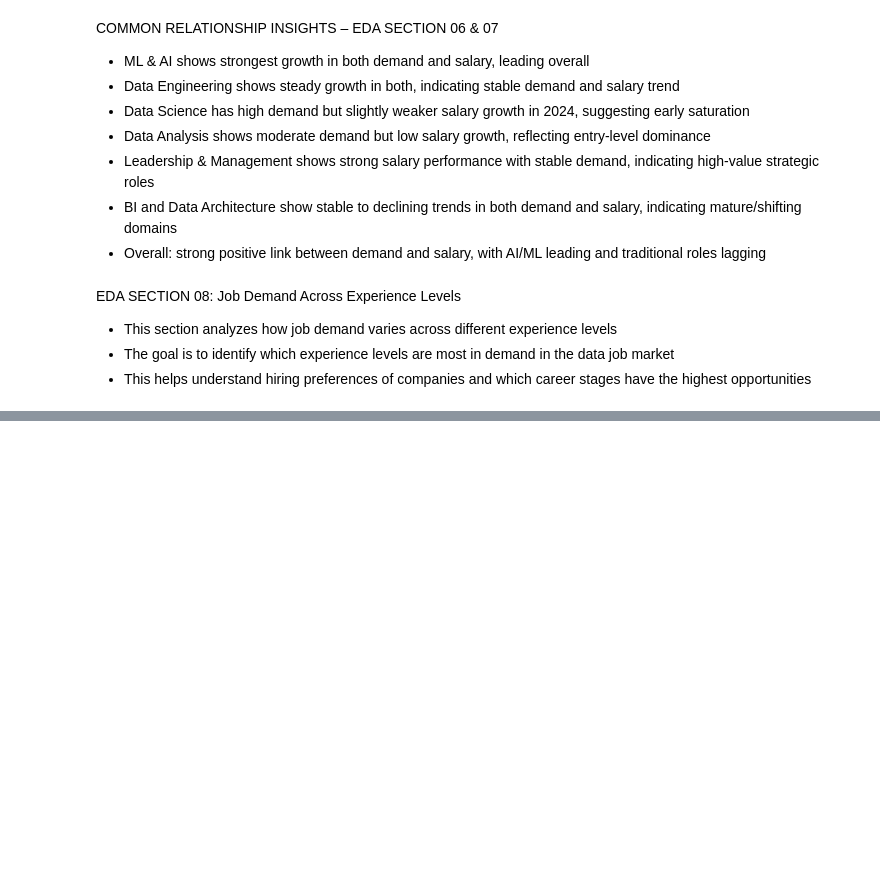
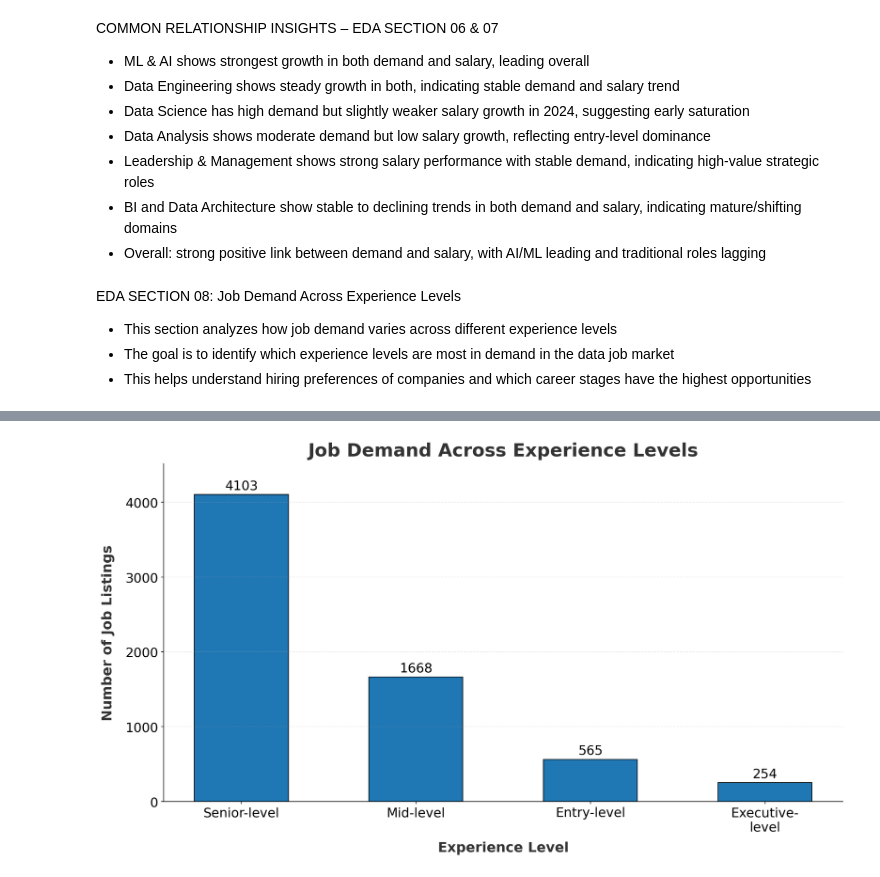
Before and after one commit to Chauhanekta21/Data_Job_Market_Analysis, a Jupyter notebook: main_file.ipynb, the cells around one changed output, grey strips where cells are left out. Saved outputs shown, nothing was run; the diff lists cells and outputs as text; code cells hidden in the pictures; blank space fills up the shorter version.

Commit message:
Visualized job demand across experience levels

```diff
--- a/main_file.ipynb
+++ b/main_file.ipynb
@@ -1127,3 +1127,13 @@ EDA SECTION 08: Job Demand Across Experience Levels
 - This section analyzes how job demand varies across different experience levels
 - The goal is to identify which experience levels are most in demand in the data job market
 - This helps understand hiring preferences of companies and which career stages have the highest opportunities
+# %%
+#step01: Calculated job listing count by Experience Level
+
+job_demand_by_experience = (
+    clean_dataset.groupby("experience_level")
+    .size().reset_index(name="job_listing_count")
+    .sort_values("job_listing_count", ascending=False)
+)
+
+job_demand_by_experience
@@ -1129,0 +1146,53 @@ EDA SECTION 08: Job Demand Across Experience Levels
+# %%
+#step02: Visualized job demand across experience levels
+
+# Data
+x = job_demand_by_experience["experience_level"]
+y = job_demand_by_experience["job_listing_count"]
+
+# Wrap long labels for better readability
+import textwrap
+wrapped_labels = [textwrap.fill(label, 12) for label in x]
+
+# Create positions to increase spacing between bars
+pos = np.arange(len(x)) * 1.3   # adjust (1.3–1.5) for more spacing
+
+# Create figure
+plt.figure(figsize=(16, 8), dpi=150)
+
+# Bar plot
+plt.bar(pos, y, width=0.7, edgecolor="black")
+
+# Titles and labels
+plt.title(
+    "Job Demand Across Experience Levels",
+    color="#333333",
+    fontweight="bold",
+    fontsize=24,
+    pad=10
+)
+plt.xlabel("Experience Level", fontweight="bold", fontsize=18, labelpad=10, color="#333333")
+plt.ylabel("Number of Job Listings", fontweight="bold", fontsize=18, labelpad=14, color="#333333")
+
+# Axis formatting
+plt.xticks(pos, wrapped_labels, fontsize=17)
+plt.yticks(fontsize=17)
+
+# Add value labels
+plt.bar_label(plt.gca().containers[0],
+            fontsize=17,
+            padding=3)
+
+# Styling improvements
+plt.ylim(0, max(y) * 1.1)
+plt.margins(y=0.05)
+plt.grid(axis='y', linestyle='--', alpha=0.3)
+
+# Remove unnecessary borders
+plt.gca().spines['top'].set_visible(False)
+plt.gca().spines['right'].set_visible(False)
+
+# Show plot
+plt.show()
+# %% [output]
+[figure, added]
```
Also changed, not shown: parts of 1 cell of this notebook.
